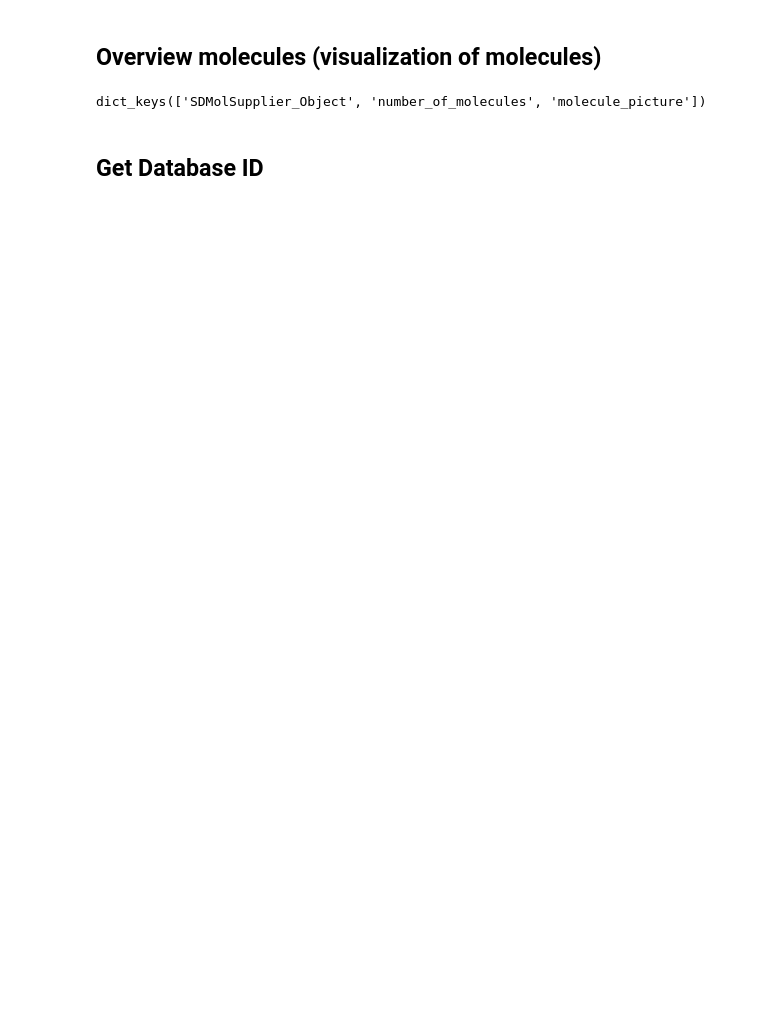
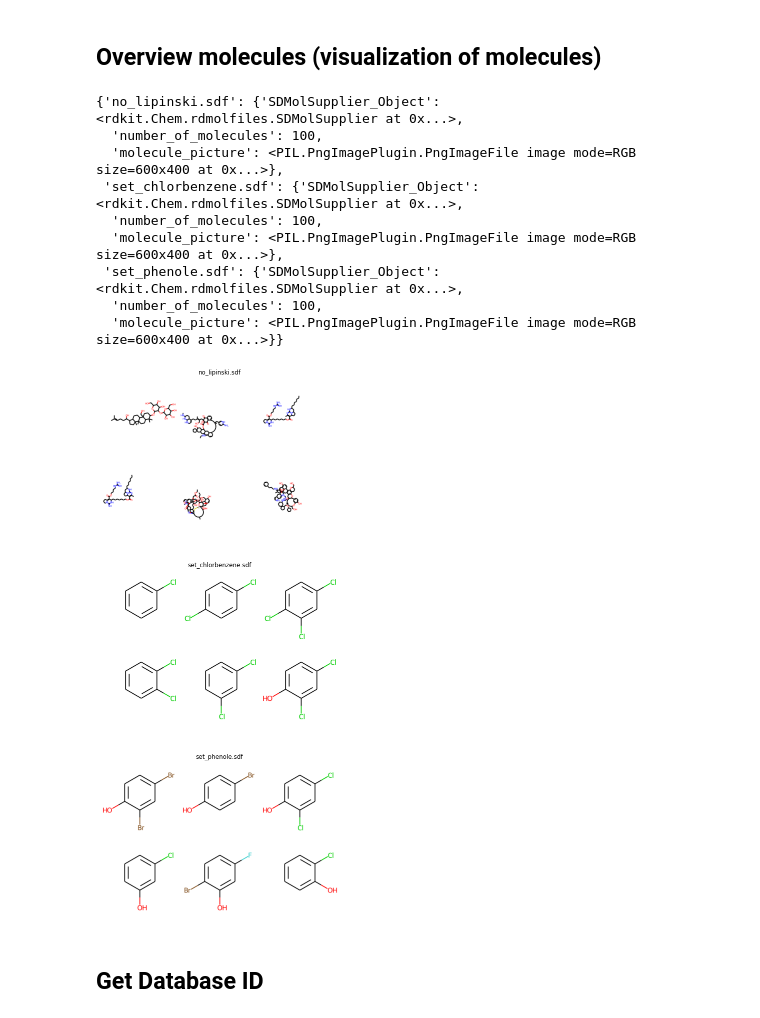
Before and after one commit to Steinbeck-Lab/ChemIcal-DatasEt-comparatoR, a Jupyter notebook: Praktikum_V3.ipynb, the cells around one changed output. Cells and saved outputs as stored; diff of their text form; code cells hidden in the pictures; blank space fills up the shorter version.

```diff
--- a/Praktikum_V3.ipynb
+++ b/Praktikum_V3.ipynb
@@ -152,36 +162,54 @@ def draw_molecules(all_dicts: dict,
 
     Args:
         all_dict (dict): dictionary of dictionaries with SDMolSupplier Objects (import_keyname).
         number_of_mols (int): number of molecules that will be displayed.
         image_size (int): size of the image for a single molecule.
         data_type (str): data type for the exported files (e.g. png, jpg, pdf).
 
     Returns:
         all_dicts (dict): updated dictionary with mol_grid_keyname
         images are saved in an output folder.
     """
+    image_list = []
+    title_list = []
     for single_dict in all_dicts:
+        title_list.append(single_dict)
         to_draw = []
         for i in range (number_of_mols):
             to_draw.append(all_dicts[single_dict][import_keyname][i])
         mol_grid = Draw.MolsToGridImage(to_draw,
                                         maxMols = number_of_mols,
                                         subImgSize=(image_size, image_size),
                                         returnPNG=False
                                         )
+        image_list.append(mol_grid)
         all_dicts[single_dict][mol_grid_keyname] = mol_grid
         if not os.path.exists('output'):
             os.makedirs('output')
         filename =  single_dict[:-4]
         mol_grid.save("output/mol_grit_%s.%s" % (filename, data_type))
-        all_dicts[single_dict][mol_grid_keyname].show()
+    rows = len(image_list)
+    fig = plt.figure(figsize=(20,20))
+    for j in range(0, rows):
+        fig.add_subplot(rows, 1, j+1)
+        plt.axis('off')
+        plt.imshow(image_list[j])
+        plt.title(title_list[j])
     return all_dicts
 
 
 draw_molecules(testdict, number_of_mols = 6)
-testdict['set_phenole.sdf'].keys()
 # %% [output]
-dict_keys(['SDMolSupplier_Object', 'number_of_molecules', 'molecule_picture'])
+{'no_lipinski.sdf': {'SDMolSupplier_Object': <rdkit.Chem.rdmolfiles.SDMolSupplier at 0x...>,
+  'number_of_molecules': 100,
+  'molecule_picture': <PIL.PngImagePlugin.PngImageFile image mode=RGB size=600x400 at 0x...>},
+ 'set_chlorbenzene.sdf': {'SDMolSupplier_Object': <rdkit.Chem.rdmolfiles.SDMolSupplier at 0x...>,
+  'number_of_molecules': 100,
+  'molecule_picture': <PIL.PngImagePlugin.PngImageFile image mode=RGB size=600x400 at 0x...>},
+ 'set_phenole.sdf': {'SDMolSupplier_Object': <rdkit.Chem.rdmolfiles.SDMolSupplier at 0x...>,
+  'number_of_molecules': 100,
+  'molecule_picture': <PIL.PngImagePlugin.PngImageFile image mode=RGB size=600x400 at 0x...>}}
+[figure, added]
 # %% [markdown]
 ## Get  Database ID
 # %%
```
Also changed, not shown: parts of 17 cells of this notebook.
